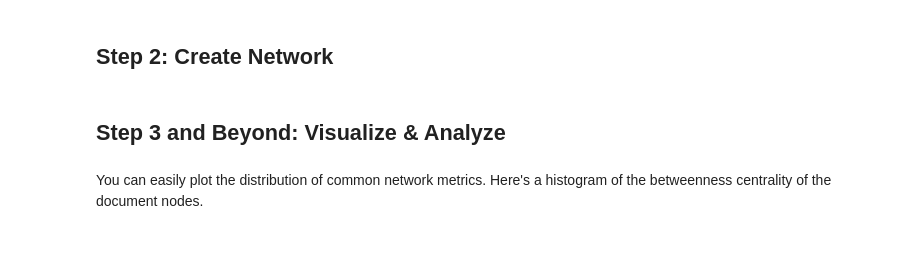
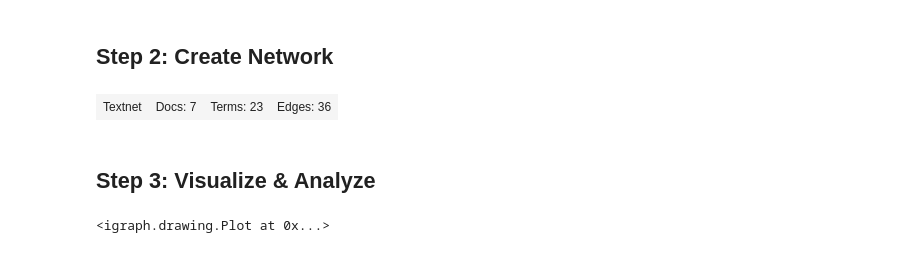
Before and after one commit to jboynyc/textnets-binder, a Jupyter notebook: Tutorial.ipynb, the cells around one changed output. Cells and saved outputs as stored; diff of their text form; code cells hidden in the pictures.

Commit message:
update for textnets 0.6.0

```diff
--- a/Tutorial.ipynb
+++ b/Tutorial.ipynb
@@ -17,3 +46,5 @@ from textnets import Corpus, Textnet, examples
+# %%
+tn.params["seed"] = 42
 # %% [markdown]
 ## Step 1: Prepare Corpus
 # %% [markdown]
@@ -23,6 +54,6 @@ Here in Binder, you can upload your data in CSV format and then use `Corpus.from
 
 `textnets` supports many languages which you can specify using ISO short codes. The required language models are already installed in this environment.
 # %%
-corpus = Corpus(examples.moon_landing, lang="en")
+corpus = tn.Corpus(tn.examples.moon_landing, lang="en")
 # %%
 corpus
@@ -29,4 +70,4 @@ corpus
 # %% [markdown]
 ## Step 2: Create Network
 # %%
-tn = Textnet(corpus.tokenized(), min_docs=1)
+t = tn.Textnet(corpus.tokenized(), min_docs=1)
@@ -35,2 +74,6 @@ tn
+# %%
+t
+# %% [output]
+| Textnet | Docs: 7 | Terms: 23 | Edges: 36 |
 # %% [markdown]
-## Step 3 and Beyond: Visualize & Analyze
+## Step 3: Visualize & Analyze
@@ -39,2 +79,0 @@ tn.plot(label_doc_nodes=True, label_term_nodes=True, show_clusters=True)
-# %% [markdown]
-You can easily plot the distribution of common network metrics. Here's a histogram of the betweenness centrality of the document nodes.
@@ -42,0 +80,7 @@ tn.project(node_type="doc").betweenness.hist()
+# %%
+t.plot(label_nodes=True,
+       show_clusters=True,
+       edge_width=[5*w for w in t.edges["weight"]],
+       edge_opacity=0.5)
+# %% [output]
+<igraph.drawing.Plot at 0x...>
```
Also changed, not shown: parts of 22 cells of this notebook, 1 other file.
